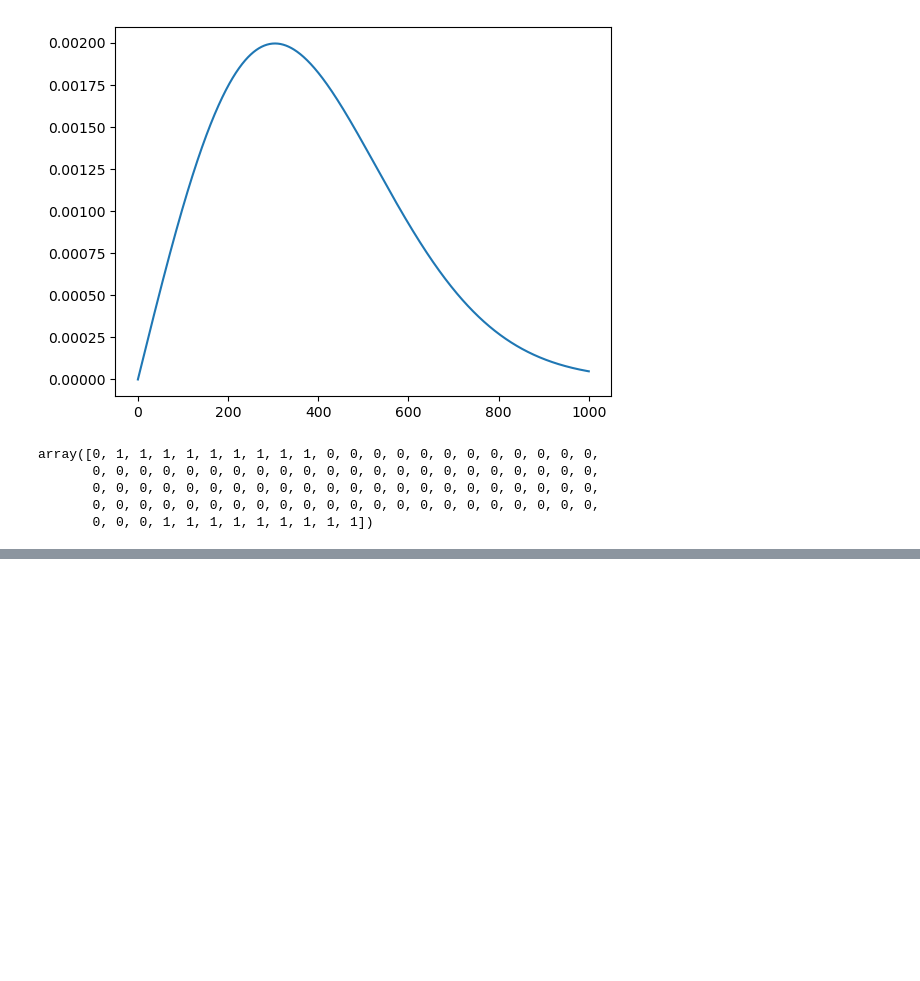
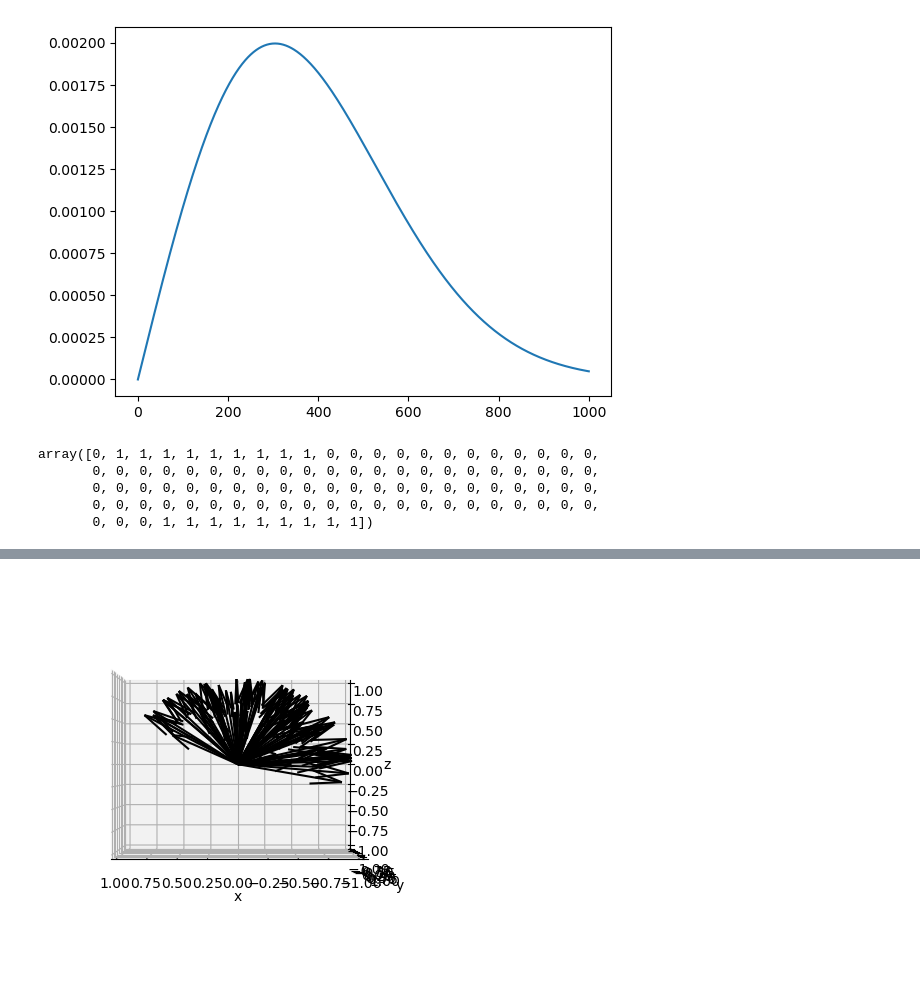
Before and after one commit to ararakitsubasa/etching, a Jupyter notebook: Multi_Species_etching_numba_test.ipynb, the cells around one changed output, grey strips where cells are left out. Drawn from its saved outputs; the diff is of its cells as text; code cells hidden in the pictures; blank space fills up the shorter version.

```diff
--- a/Multi_Species_etching_numba_test.ipynb
+++ b/Multi_Species_etching_numba_test.ipynb
@@ -245,0 +441,19 @@ array([0, 1, 1, 1, 1, 1, 1, 1, 1, 1, 0, 0, 0, 0, 0, 0, 0, 0, 0, 0, 0, 0,
+# %%
+ax = plt.figure().add_subplot(projection='3d')
+
+# Make the grid
+origin = np.zeros((N, 3))
+# Make the direction data for the arrows
+
+
+ax.quiver(origin[:, 0], origin[:, 1], origin[:, 2], -UN[:, 0], -UN[:,1], -UN[:,2], color='black')
+ax.set_xlim(-1, 1)
+ax.set_ylim(-1, 1)
+ax.set_zlim(-1, 1)
+ax.set_xlabel('x')
+ax.set_ylabel('y')
+ax.set_zlabel('z')
+ax.view_init(elev=0, azim=90, roll=0)
+plt.show()
+# %% [output]
+[figure, added]
```
Also changed, not shown: parts of 12 cells of this notebook, 1 other file.
